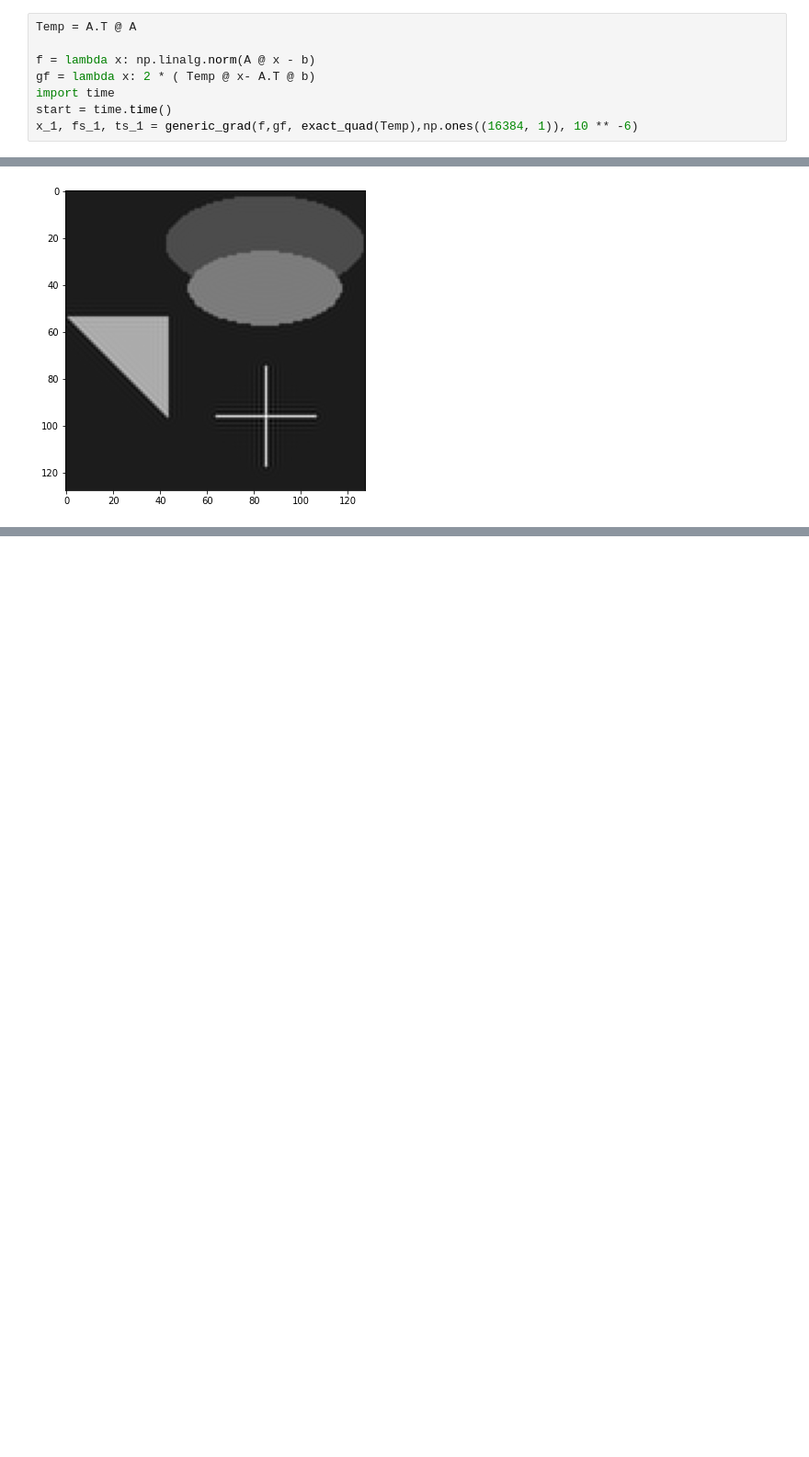
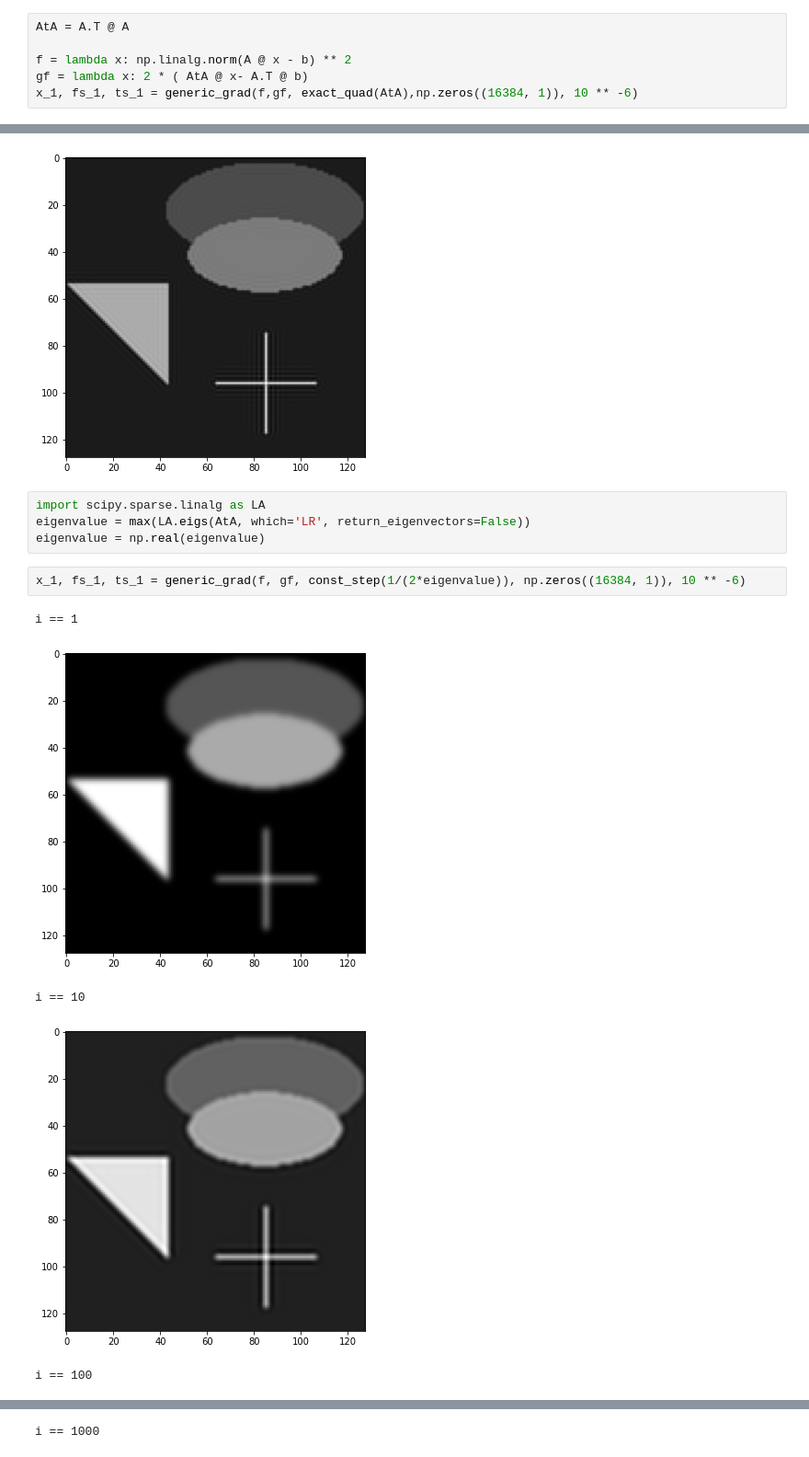
Before and after one commit to OfekGlick/Homework, a Jupyter notebook: NLM/NLM_EX_5.ipynb, the cells around one changed output, grey strips where cells are left out. Shown at 92% size. Cells and saved outputs as stored; diff of their text form; blank space fills up the shorter version.

```diff
--- a/NLM/NLM_EX_5.ipynb
+++ b/NLM/NLM_EX_5.ipynb
@@ -115,11 +117,9 @@ A,b,x = blur(128,5,1)
 # %%
-Temp = A.T @ A
+AtA = A.T @ A
 
-f = lambda x: np.linalg.norm(A @ x - b)
-gf = lambda x: 2 * ( Temp @ x- A.T @ b)
-import time
-start = time.time()
-x_1, fs_1, ts_1 = generic_grad(f,gf, exact_quad(Temp),np.ones((16384, 1)), 10 ** -6)
+f = lambda x: np.linalg.norm(A @ x - b) ** 2
+gf = lambda x: 2 * ( AtA @ x- A.T @ b)
+x_1, fs_1, ts_1 = generic_grad(f,gf, exact_quad(AtA),np.zeros((16384, 1)), 10 ** -6)
 # %% [output]
 i == 1
 [figure]
@@ -129,3 +129,15 @@ i == 100
 [figure]
 i == 1000
 [figure]
+# %%
+import scipy.sparse.linalg as LA
+eigenvalue = max(LA.eigs(AtA, which='LR', return_eigenvectors=False))
+eigenvalue = np.real(eigenvalue)
+# %%
+x_1, fs_1, ts_1 = generic_grad(f, gf, const_step(1/(2*eigenvalue)), np.zeros((16384, 1)), 10 ** -6)
+# %% [output]
+i == 1
+[figure, added]
+i == 10
+[figure, added]
+i == 100
@@ -131,0 +145 @@ i == 1000
+i == 1000
```
Also changed, not shown: parts of 12 cells of this notebook, 2 other files.
